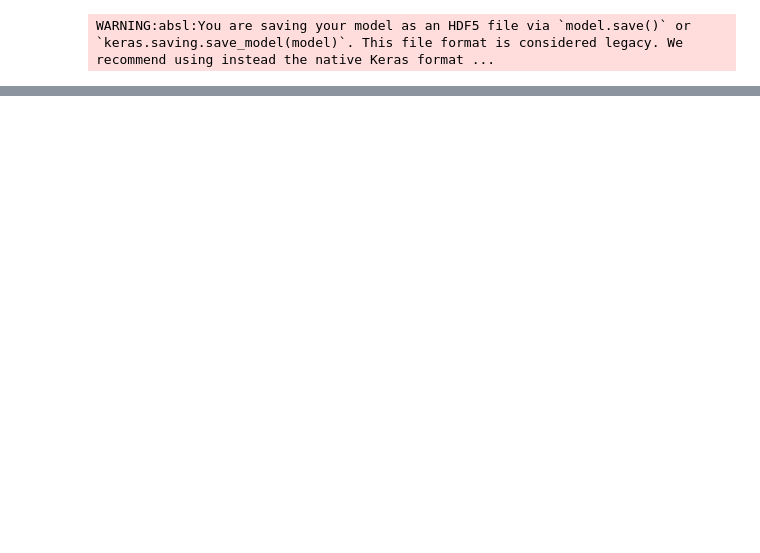
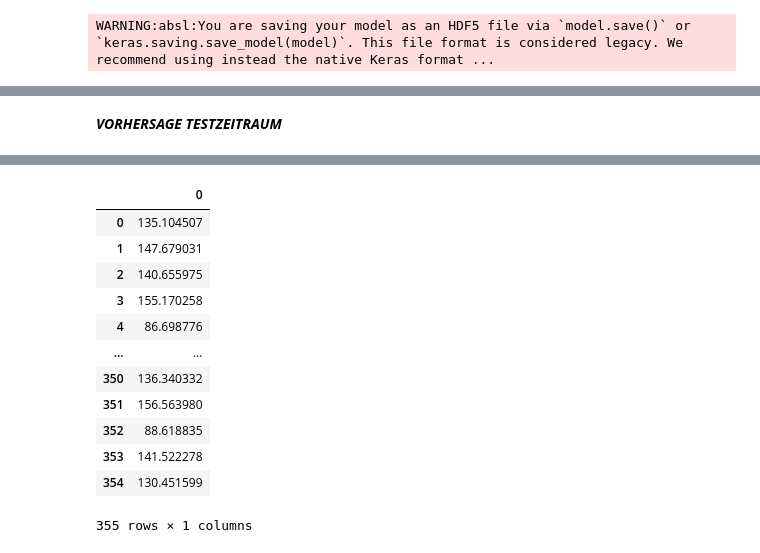
Before and after one commit to jul-mar/bakery_sales_prediction, a Jupyter notebook: 3_Model/02_Franz/V3_lag/Brot_Optimierung_NN_V3.ipynb, the cells around one changed output, grey strips where cells are left out. Saved outputs shown, nothing was run; the diff lists cells and outputs as text; code cells hidden in the pictures; blank space fills up the shorter version.

```diff
--- a/3_Model/02_Franz/V3_lag/Brot_Optimierung_NN_V3.ipynb
+++ b/3_Model/02_Franz/V3_lag/Brot_Optimierung_NN_V3.ipynb
@@ -179,0 +190,10 @@ plt.show()
+# %% [markdown]
+***VORHERSAGE TESTZEITRAUM***
+# %%
+test_predictions = model.predict(test_features)
+#print("Predictions for test data:", test_predictions[:5])  # Display first 5 predictions
+# Größe des Arrays anzeigen
+print("Größe des Arrays (shape):", test_predictions.shape)
+test_predictions = pd.DataFrame(test_predictions)
+test_predictions
+# %% [output]
@@ -179,0 +202,13 @@ plt.show()
+|  | 0 |
+| 0 | 135.104507 |
+| 1 | 147.679031 |
+| 2 | 140.655975 |
+| 3 | 155.170258 |
+| 4 | 86.698776 |
+| ... | ... |
+| 350 | 136.340332 |
+| 351 | 156.563980 |
+| 352 | 88.618835 |
+| 353 | 141.522278 |
+| 354 | 130.451599 |
+355 rows × 1 columns
```
Also changed, not shown: parts of 8 cells of this notebook, 7 other files.
